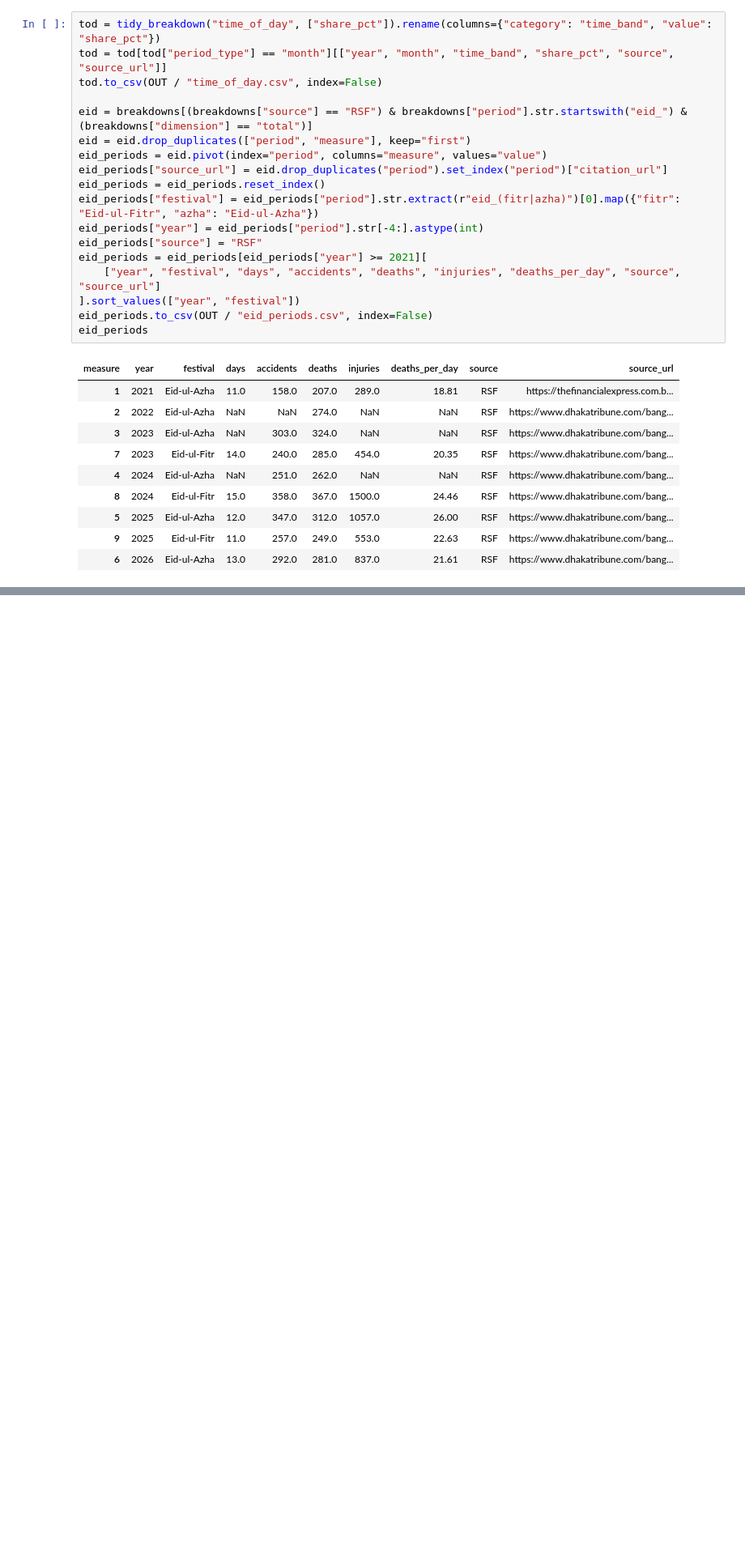
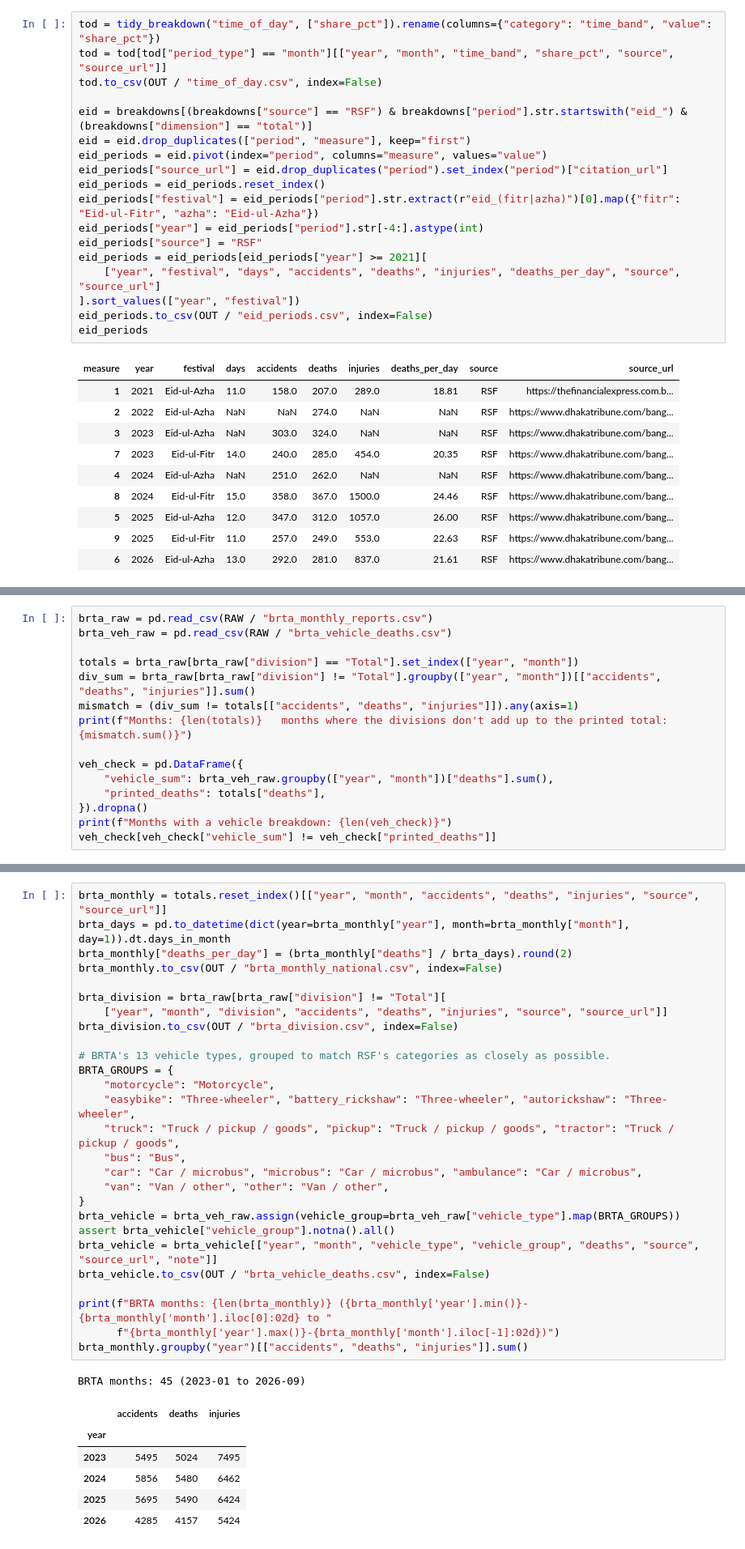
Before and after one commit to MehrazRumman/BD-Road-Accident, a Jupyter notebook: notebooks/01_data_cleaning.ipynb, the cells around one changed output, grey strips where cells are left out. Shown at 81% size. Saved outputs shown, nothing was run; the diff lists cells and outputs as text; blank space fills up the shorter version.

```diff
--- a/notebooks/01_data_cleaning.ipynb
+++ b/notebooks/01_data_cleaning.ipynb
@@ -464,0 +496,15 @@ eid_periods
+# %%
+brta_raw = pd.read_csv(RAW / "brta_monthly_reports.csv")
+brta_veh_raw = pd.read_csv(RAW / "brta_vehicle_deaths.csv")
+
+totals = brta_raw[brta_raw["division"] == "Total"].set_index(["year", "month"])
+div_sum = brta_raw[brta_raw["division"] != "Total"].groupby(["year", "month"])[["accidents", "deaths", "injuries"]].sum()
+mismatch = (div_sum != totals[["accidents", "deaths", "injuries"]]).any(axis=1)
+print(f"Months: {len(totals)}   months where the divisions don't add up to the printed total: {mismatch.sum()}")
+
+veh_check = pd.DataFrame({
+    "vehicle_sum": brta_veh_raw.groupby(["year", "month"])["deaths"].sum(),
+    "printed_deaths": totals["deaths"],
+}).dropna()
+print(f"Months with a vehicle breakdown: {len(veh_check)}")
+veh_check[veh_check["vehicle_sum"] != veh_check["printed_deaths"]]
@@ -464,0 +525,35 @@ eid_periods
+# %%
+brta_monthly = totals.reset_index()[["year", "month", "accidents", "deaths", "injuries", "source", "source_url"]]
+brta_days = pd.to_datetime(dict(year=brta_monthly["year"], month=brta_monthly["month"], day=1)).dt.days_in_month
+brta_monthly["deaths_per_day"] = (brta_monthly["deaths"] / brta_days).round(2)
+brta_monthly.to_csv(OUT / "brta_monthly_national.csv", index=False)
+
+brta_division = brta_raw[brta_raw["division"] != "Total"][
+    ["year", "month", "division", "accidents", "deaths", "injuries", "source", "source_url"]]
+brta_division.to_csv(OUT / "brta_division.csv", index=False)
+
+# BRTA's 13 vehicle types, grouped to match RSF's categories as closely as possible.
+BRTA_GROUPS = {
+    "motorcycle": "Motorcycle",
+    "easybike": "Three-wheeler", "battery_rickshaw": "Three-wheeler", "autorickshaw": "Three-wheeler",
+    "truck": "Truck / pickup / goods", "pickup": "Truck / pickup / goods", "tractor": "Truck / pickup / goods",
+    "bus": "Bus",
+    "car": "Car / microbus", "microbus": "Car / microbus", "ambulance": "Car / microbus",
+    "van": "Van / other", "other": "Van / other",
+}
+brta_vehicle = brta_veh_raw.assign(vehicle_group=brta_veh_raw["vehicle_type"].map(BRTA_GROUPS))
+assert brta_vehicle["vehicle_group"].notna().all()
+brta_vehicle = brta_vehicle[["year", "month", "vehicle_type", "vehicle_group", "deaths", "source", "source_url", "note"]]
+brta_vehicle.to_csv(OUT / "brta_vehicle_deaths.csv", index=False)
+
+print(f"BRTA months: {len(brta_monthly)} ({brta_monthly['year'].min()}-{brta_monthly['month'].iloc[0]:02d} to "
+      f"{brta_monthly['year'].max()}-{brta_monthly['month'].iloc[-1]:02d})")
+brta_monthly.groupby("year")[["accidents", "deaths", "injuries"]].sum()
+# %% [output]
+BRTA months: 45 (2023-01 to 2026-09)
+|  | accidents | deaths | injuries |
+| year |  |  |  |
+| 2023 | 5495 | 5024 | 7495 |
+| 2024 | 5856 | 5480 | 6462 |
+| 2025 | 5695 | 5490 | 6424 |
+| 2026 | 4285 | 4157 | 5424 |
```
Also changed, not shown: parts of 17 cells of this notebook.
